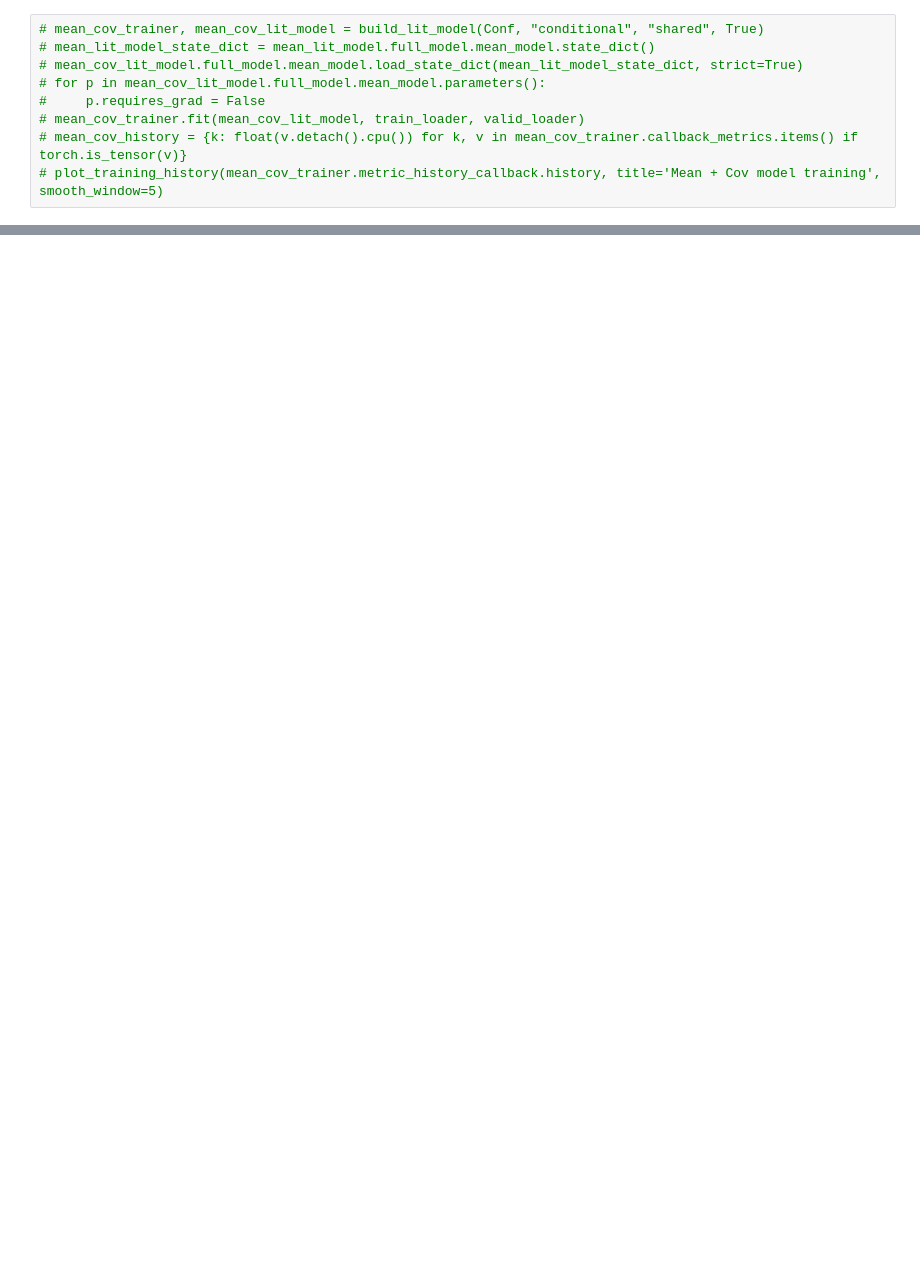
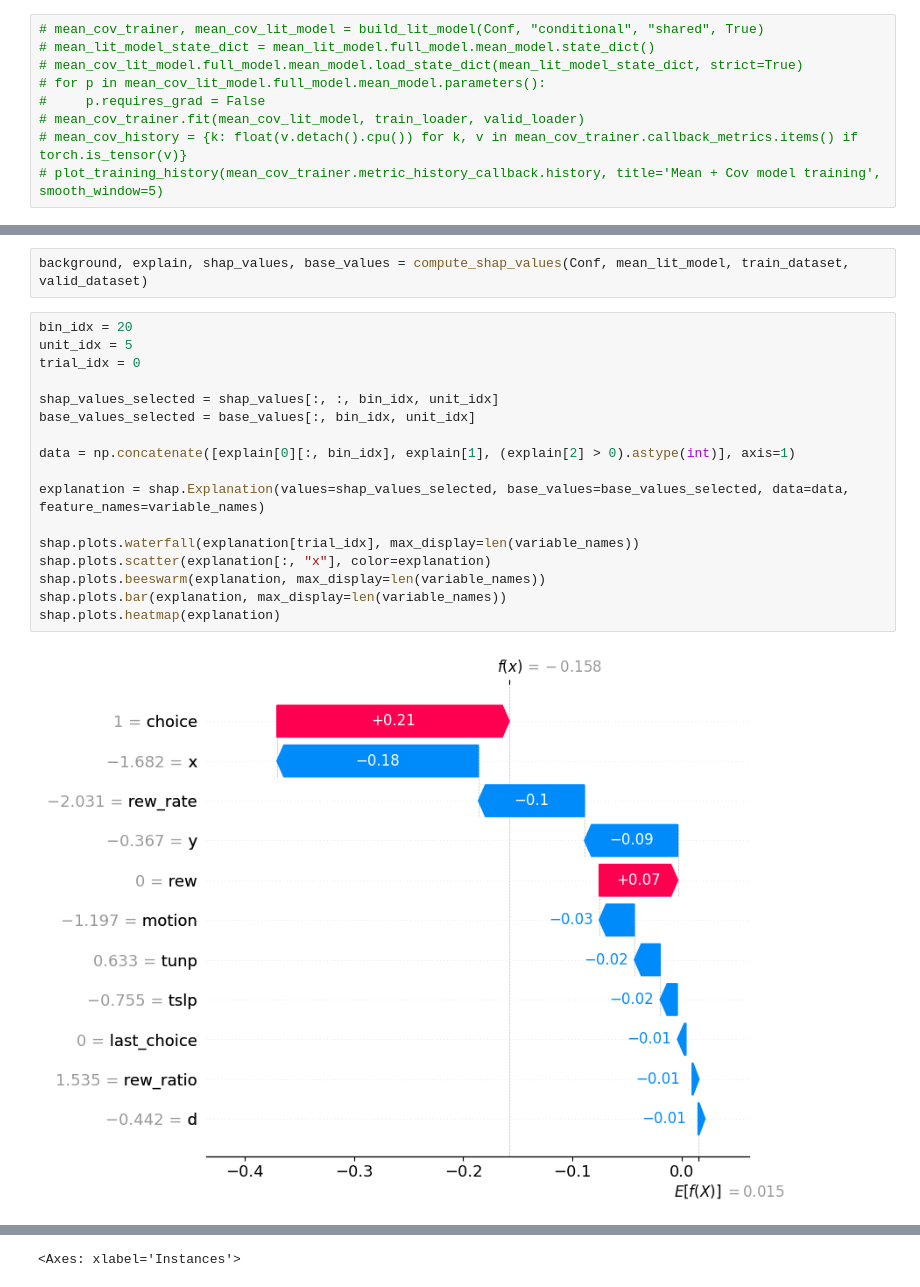
Before and after one commit to ZareiShayan/mean-cov-model, a Jupyter notebook: mean-cov-model.ipynb, the cells around one changed output, grey strips where cells are left out. Cells and saved outputs as stored; diff of their text form; blank space fills up the shorter version.

```diff
--- a/mean-cov-model.ipynb
+++ b/mean-cov-model.ipynb
@@ -1749,0 +1599,21 @@ shap.plots.heatmap(explanation)
+# %%
+background, explain, shap_values, base_values = compute_shap_values(Conf, mean_lit_model, train_dataset, valid_dataset)
+# %%
+bin_idx = 20
+unit_idx = 5
+trial_idx = 0
+
+shap_values_selected = shap_values[:, :, bin_idx, unit_idx]
+base_values_selected = base_values[:, bin_idx, unit_idx]
+
+data = np.concatenate([explain[0][:, bin_idx], explain[1], (explain[2] > 0).astype(int)], axis=1)
+
+explanation = shap.Explanation(values=shap_values_selected, base_values=base_values_selected, data=data, feature_names=variable_names)
+
+shap.plots.waterfall(explanation[trial_idx], max_display=len(variable_names))
+shap.plots.scatter(explanation[:, "x"], color=explanation)
+shap.plots.beeswarm(explanation, max_display=len(variable_names))
+shap.plots.bar(explanation, max_display=len(variable_names))
+shap.plots.heatmap(explanation)
+# %% [output]
+[figure, added]
@@ -1749,0 +1624 @@ shap.plots.heatmap(explanation)
+<Axes: xlabel='Instances'>
```
Also changed, not shown: parts of 11 cells of this notebook.
